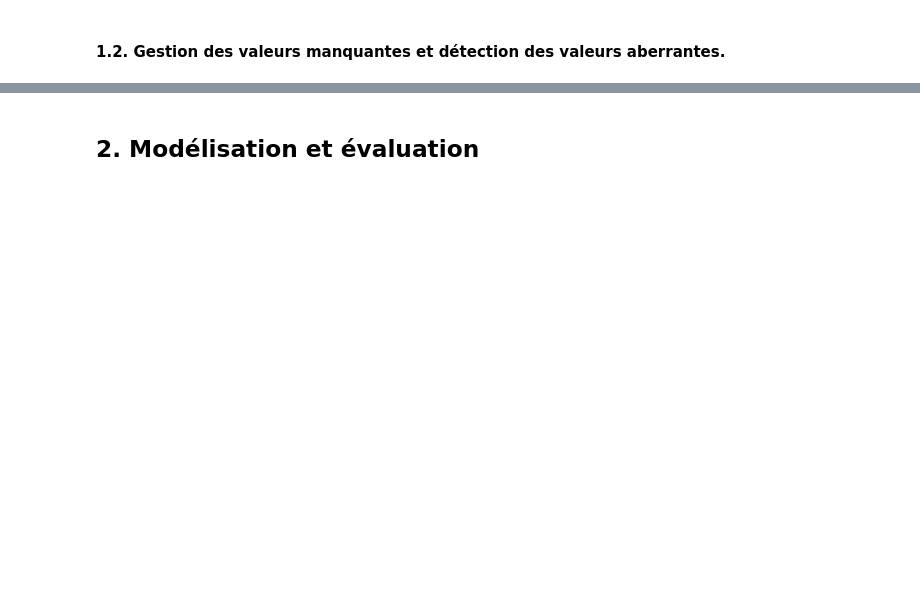
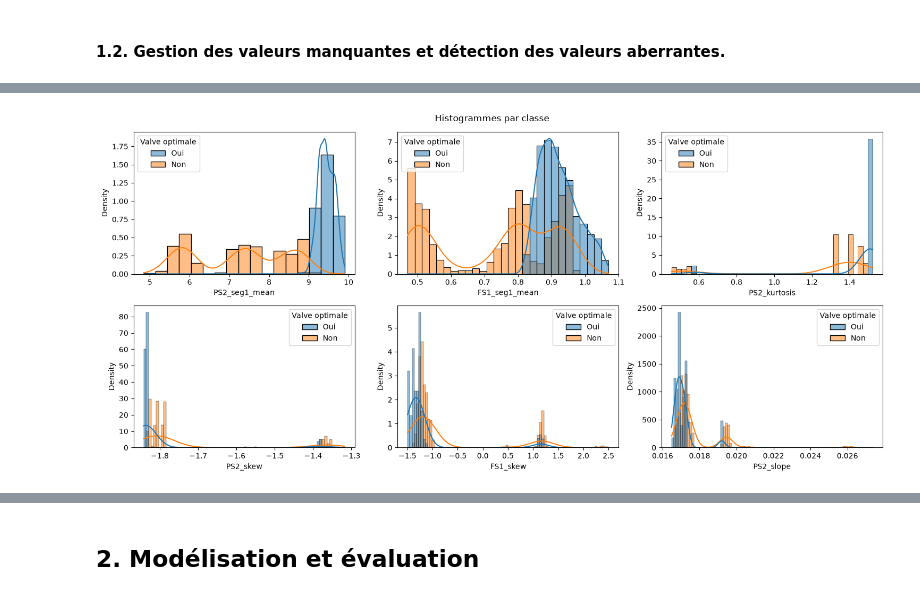
Before and after one commit to tsoullia/optivalve, a Jupyter notebook: fichier.ipynb, the cells around one changed output, grey strips where cells are left out. Saved outputs shown, nothing was run; the diff lists cells and outputs as text; code cells hidden in the pictures; blank space fills up the shorter version.

```diff
--- a/fichier.ipynb
+++ b/fichier.ipynb
@@ -76,0 +257,9 @@ plt.show()
+# %%
+# 1.5 (suite) Contrôle de représentativité du test final (diagnostic sur profile.txt uniquement)
+# Les colonnes Cooler / Pump_leakage / Accumulator servent ici à comparer les jeux, jamais comme variables explicatives.
+print(f'Part de valves optimales : développement = {y_dev.mean():.3f} | test final = {y_test.mean():.3f}')
+for col in ['Cooler', 'Pump_leakage', 'Accumulator']:
+    comp = pd.DataFrame({'Développement': profile_dev[col].value_counts(normalize=True),
+                         'Test final': profile_test[col].value_counts(normalize=True)}).fillna(0).round(2)
+    print(f'\n{col} :')
+    print(comp.sort_index())
@@ -76,0 +326,14 @@ plt.show()
+# %%
+# 1.7 (suite) Histogrammes des 6 variables les plus corrélées à la cible
+top6 = corr_cible.index[:6].tolist()
+donnees = X_dev[top6].copy()
+donnees['Valve optimale'] = y_dev.map({0: 'Non', 1: 'Oui'})
+
+fig, axes = plt.subplots(2, 3, figsize=(15, 7))
+for ax, col in zip(axes.ravel(), top6):
+    sns.histplot(data=donnees, x=col, hue='Valve optimale', kde=True, stat='density', common_norm=False, ax=ax)
+fig.suptitle('Histogrammes par classe')
+plt.tight_layout()
+plt.show()
+# %% [output]
+[figure, added]
```
Also changed, not shown: parts of 23 cells of this notebook.
